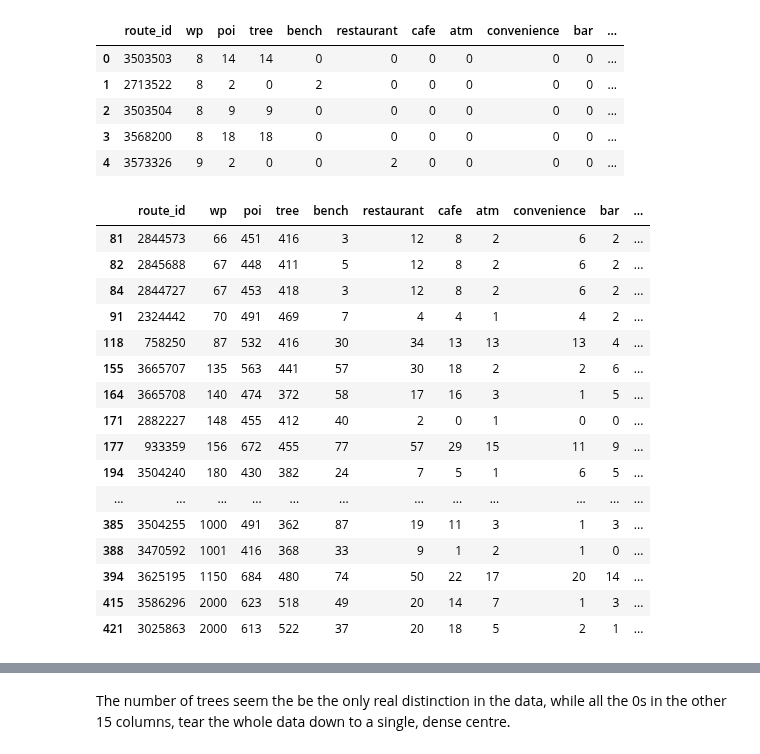
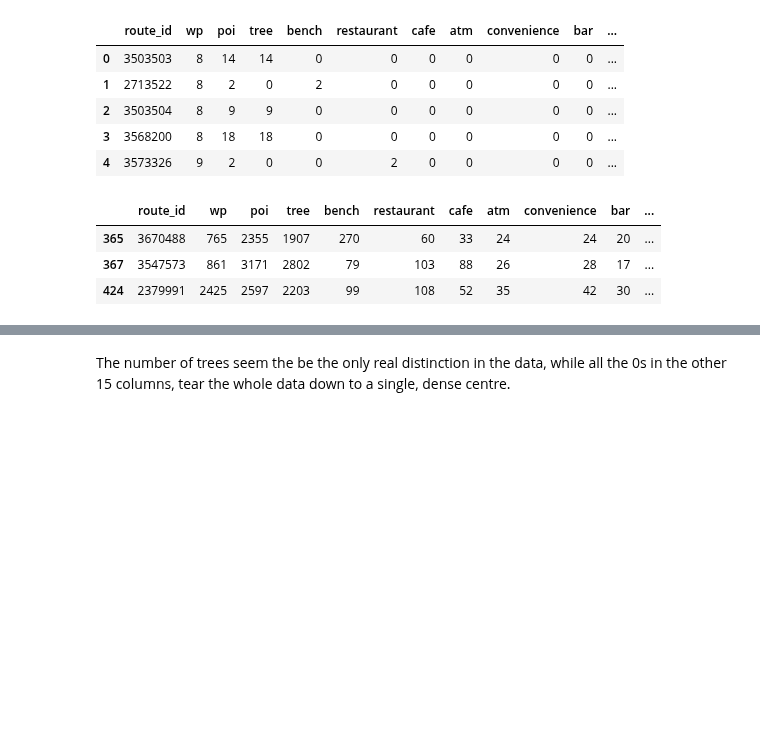
Before and after one commit to TechLabs-Berlin/wt21-way-to-go, a Jupyter notebook: machine_learning/KMeans_poicount_data.ipynb, the cells around one changed output, grey strips where cells are left out. Cells and saved outputs as stored; diff of their text form; code cells hidden in the pictures; blank space fills up the shorter version.

```diff
--- a/machine_learning/KMeans_poicount_data.ipynb
+++ b/machine_learning/KMeans_poicount_data.ipynb
@@ -147,6 +151,6 @@ Implementing k-Means
 # %%
 # Initialising the KMeans class, running 50 times with a max of 500 interations each
-kmeans = KMeans(init="random", n_clusters=8, n_init=50, max_iter=500)
+kmeans = KMeans(init="random", n_clusters=6, n_init=50, max_iter=500)
 
 # Applying the KMeans class to our data: it returns that result with the smallest SSE
 kmeans.fit(poicount)
@@ -237,25 +236,12 @@ df_poicount_cluster.to_csv('clustered_routes.csv')
 # %%
 # Inspecting clusters
-df_clusterinspect = df_poicount_cluster[df_poicount_cluster['cluster'] == 6] # substituting the cluster we're interested in
+df_clusterinspect = df_poicount_cluster[df_poicount_cluster['cluster'] == 0] # substituting the cluster we're interested in
 df_clusterinspect
 # %% [output]
 |  | route_id | wp | poi | tree | bench | restaurant | cafe | atm | convenience | bar | ... |
-| 81 | 2844573 | 66 | 451 | 416 | 3 | 12 | 8 | 2 | 6 | 2 | ... |
-| 82 | 2845688 | 67 | 448 | 411 | 5 | 12 | 8 | 2 | 6 | 2 | ... |
-| 84 | 2844727 | 67 | 453 | 418 | 3 | 12 | 8 | 2 | 6 | 2 | ... |
-| 91 | 2324442 | 70 | 491 | 469 | 7 | 4 | 4 | 1 | 4 | 2 | ... |
-| 118 | 758250 | 87 | 532 | 416 | 30 | 34 | 13 | 13 | 13 | 4 | ... |
-| 155 | 3665707 | 135 | 563 | 441 | 57 | 30 | 18 | 2 | 2 | 6 | ... |
-| 164 | 3665708 | 140 | 474 | 372 | 58 | 17 | 16 | 3 | 1 | 5 | ... |
-| 171 | 2882227 | 148 | 455 | 412 | 40 | 2 | 0 | 1 | 0 | 0 | ... |
-| 177 | 933359 | 156 | 672 | 455 | 77 | 57 | 29 | 15 | 11 | 9 | ... |
-| 194 | 3504240 | 180 | 430 | 382 | 24 | 7 | 5 | 1 | 6 | 5 | ... |
-| ... | ... | ... | ... | ... | ... | ... | ... | ... | ... | ... | ... |
-| 385 | 3504255 | 1000 | 491 | 362 | 87 | 19 | 11 | 3 | 1 | 3 | ... |
-| 388 | 3470592 | 1001 | 416 | 368 | 33 | 9 | 1 | 2 | 1 | 0 | ... |
-| 394 | 3625195 | 1150 | 684 | 480 | 74 | 50 | 22 | 17 | 20 | 14 | ... |
-| 415 | 3586296 | 2000 | 623 | 518 | 49 | 20 | 14 | 7 | 1 | 3 | ... |
-| 421 | 3025863 | 2000 | 613 | 522 | 37 | 20 | 18 | 5 | 2 | 1 | ... |
+| 365 | 3670488 | 765 | 2355 | 1907 | 270 | 60 | 33 | 24 | 24 | 20 | ... |
+| 367 | 3547573 | 861 | 3171 | 2802 | 79 | 103 | 88 | 26 | 28 | 17 | ... |
+| 424 | 2379991 | 2425 | 2597 | 2203 | 99 | 108 | 52 | 35 | 42 | 30 | ... |
 # %%
 # Printing some impressions from inspecting the clusters
 print('Observations from inspecting the clusters:')
```
Also changed, not shown: parts of 39 cells of this notebook.
